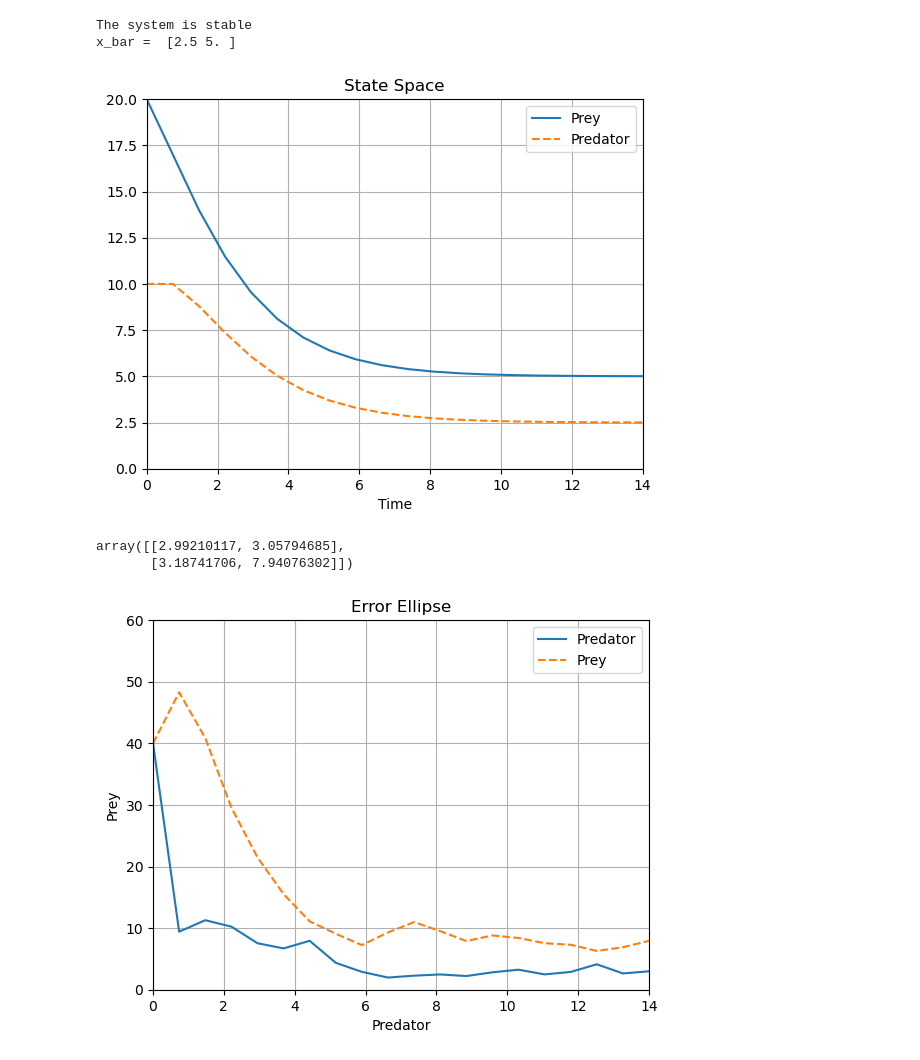
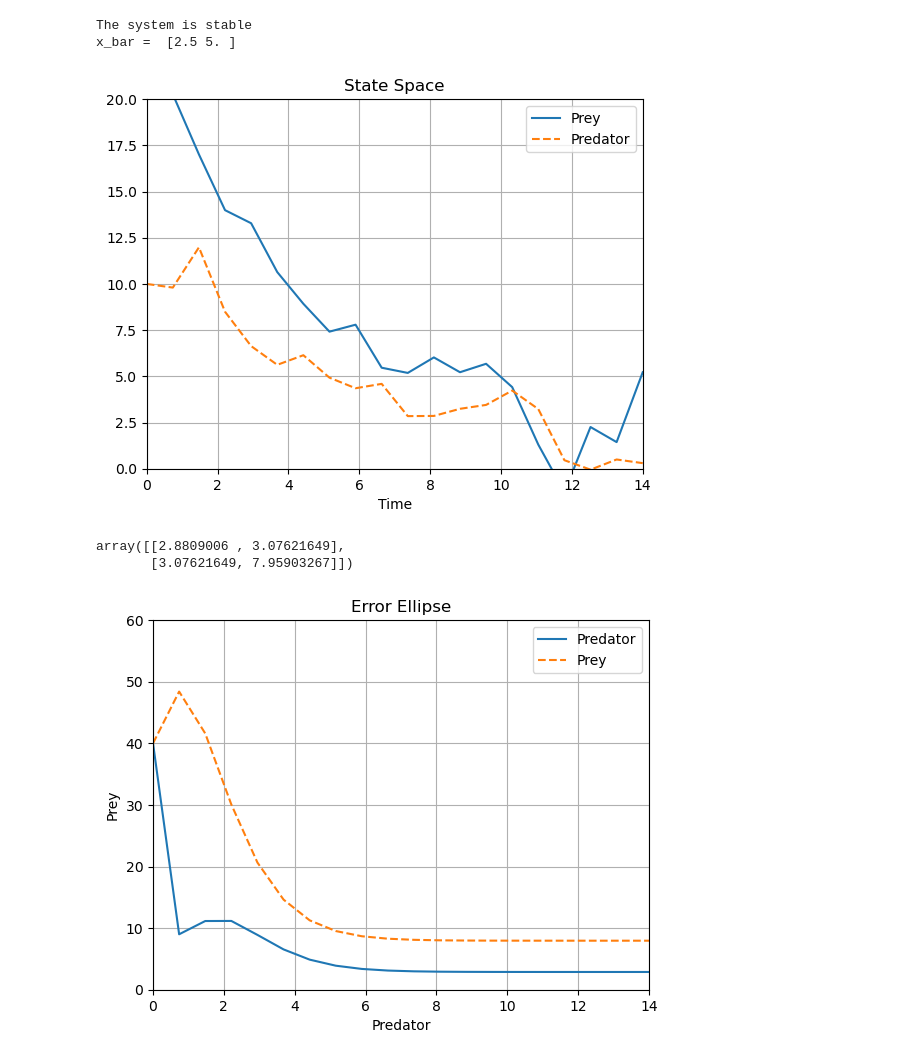
Before and after one commit to Maurone7/AERSP-566, a Jupyter notebook: Practice/Example4_1.ipynb, the cells around one changed output. Saved outputs shown, nothing was run; the diff lists cells and outputs as text; code cells hidden in the pictures.

```diff
--- a/Practice/Example4_1.ipynb
+++ b/Practice/Example4_1.ipynb
@@ -4,6 +4,7 @@ import matplotlib.pyplot as plt
 
 # Variables
 points = 20
+number_of_states = 2
 
 # Define the system
 F = [[0.2, 0.4], [-0.4, 1]]
@@ -12,59 +13,63 @@ P0 = np.diag([40, 40])
 
 u = np.array([1])
 x_0 = np.transpose([10, 20])
-Q = np.diag([1, 2])
-
-# Simulate the system
-x = np.zeros((2, points))
-P = np.zeros((2, 2, points))
-x[:, 0] = x_0
-P[:, :, 0] = P0
+Q = np.diag([1, number_of_states])
 # %%
-for i in range(1, points):
-    w = np.reshape(np.random.multivariate_normal([0, 0], Q), (1, 2))
-    x[:, i] = (F @ x[:, i-1] + G @ u)
-    P[:, :, i] = F @ P[:, :, i-1] @ np.transpose(F) + Q + w
+def x_and_P_minus(points):
+    global x_minus, P_minus
+    x_minus = np.zeros((number_of_states, points))
+    P_minus = np.zeros((number_of_states, number_of_states, points))
+    x_minus[:, 0] = x_0
+    P_minus[:, :, 0] = P0
+    for i in range(1, points):
+        w = np.reshape(np.random.multivariate_normal([0 for i in range(number_of_states)], Q), x_minus[:, 0].shape)
+        x_minus[:, i] = F @ x_minus[:, i-1] + G @ u + w
+        P_minus[:, :, i] = F @ P_minus[:, :, i-1] @ np.transpose(F) + Q
+
+x_and_P_minus(points)
 
 def F_stable(F):
+    global x_bar
     eigvals, _ = np.linalg.eig(F)
     if np.all(np.abs(eigvals) < 1):
         # Calculate the mean (or final values if the system is stable)
         x_bar = np.linalg.inv(np.eye(2)-F) @ G @ u
         print("The system is stable")
         print('x_bar = ', x_bar)
-        return x_bar
+    else:
+        raise ValueError("The system is not stable")
 
 F_stable(F)
 
 # Plot the results
-plt.plot(np.linspace(0, 14, 20), x[1, :], label='Prey')
-plt.plot(np.linspace(0, 14, 20), x[0, :], linestyle='--', label='Predator')
+plt.plot(np.linspace(0, 14, 20), x_minus[1, :], label='Prey')
+plt.plot(np.linspace(0, 14, 20), x_minus[0, :], linestyle='--', label='Predator')
 plt.xlabel('Time')
 plt.title('State Space')
 plt.grid()
 plt.ylim(0, 20), plt.xlim(0, 14), plt.legend()
 plt.show()
 
 # Obtain P diagonal
 P_diag = np.zeros((2, points))
 for i in range(points):
-    P_diag[:, i] = np.diag(P[:, :, i])
+    P_diag[:, i] = np.diag(P_minus[:, :, i])
 
-display(P[:, :, -1])
+display(P_minus[:, :, -1])
 plt.plot(np.linspace(0, 14, 20), P_diag[0, :], label='Predator')
 plt.plot(np.linspace(0, 14, 20), P_diag[1, :], linestyle='--', label='Prey')
 
 plt.xlabel('Predator')
 plt.ylabel('Prey')
 plt.title('Error Ellipse')
 plt.grid(), plt.legend()
 plt.ylim(0, 60), plt.xlim(0, 14)
 plt.show()
-display(P)
+display(P_minus)
 # %% [output]
 The system is stable
 x_bar =  [2.5 5. ]
-[figure, old version]
+[figure, new version]
-array([[2.99210117, 3.05794685],
-       [3.18741706, 7.94076302]])
+array([[2.8809006 , 3.07621649],
+       [3.07621649, 7.95903267]])
-[figure, old version]
+[figure, new version]
```
Also changed, not shown: parts of 1 cell of this notebook.
